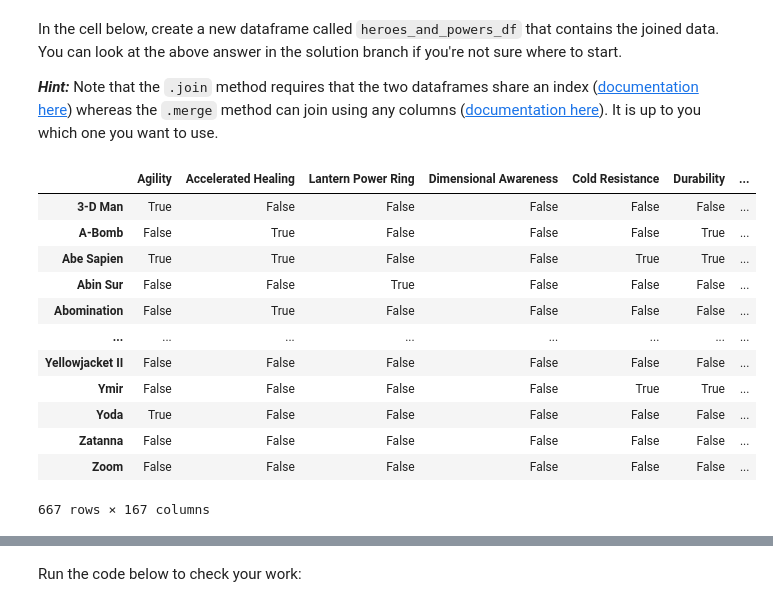
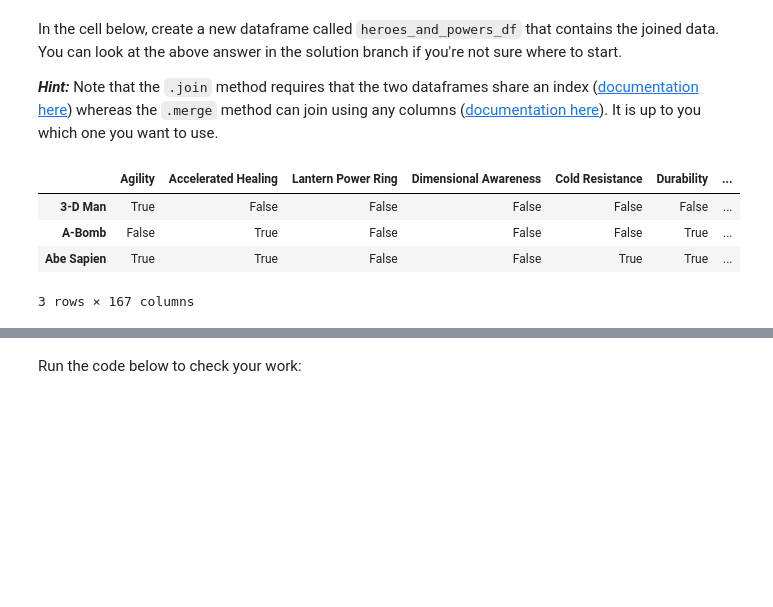
Before and after one commit to Leon380/dsc-pandas-data-cleaning-lab, a Jupyter notebook: index.ipynb, the cells around one changed output, grey strips where cells are left out. Saved outputs shown, nothing was run; the diff lists cells and outputs as text; code cells hidden in the pictures; blank space fills up the shorter version.

```diff
--- a/index.ipynb
+++ b/index.ipynb
@@ -439,24 +459,16 @@ In the cell below, create a new dataframe called `heroes_and_powers_df` that con
 # %%
 # Your code here (create more cells as needed)
 # First, get a transposed version of the powers DataFrame. This means
 # that what used to be the row index is now the column name, and vice
 # versa
 powers_df_transposed = powers_df.T
-powers_df_transposed
+powers_df_transposed.head(3)
 # %% [output]
 |  | Agility | Accelerated Healing | Lantern Power Ring | Dimensional Awareness | Cold Resistance | Durability | ... |
 | 3-D Man | True | False | False | False | False | False | ... |
 | A-Bomb | False | True | False | False | False | True | ... |
 | Abe Sapien | True | True | False | False | True | True | ... |
-| Abin Sur | False | False | True | False | False | False | ... |
-| Abomination | False | True | False | False | False | False | ... |
-| ... | ... | ... | ... | ... | ... | ... | ... |
-| Yellowjacket II | False | False | False | False | False | False | ... |
-| Ymir | False | False | False | False | True | True | ... |
-| Yoda | True | False | False | False | False | False | ... |
-| Zatanna | False | False | False | False | False | False | ... |
-| Zoom | False | False | False | False | False | False | ... |
-667 rows × 167 columns
+3 rows × 167 columns
 # %%
 # Now we can reset the index so that the first column is called "name"
 powers_df_transposed.index.name = "name"
```
Also changed, not shown: parts of 22 cells of this notebook.
